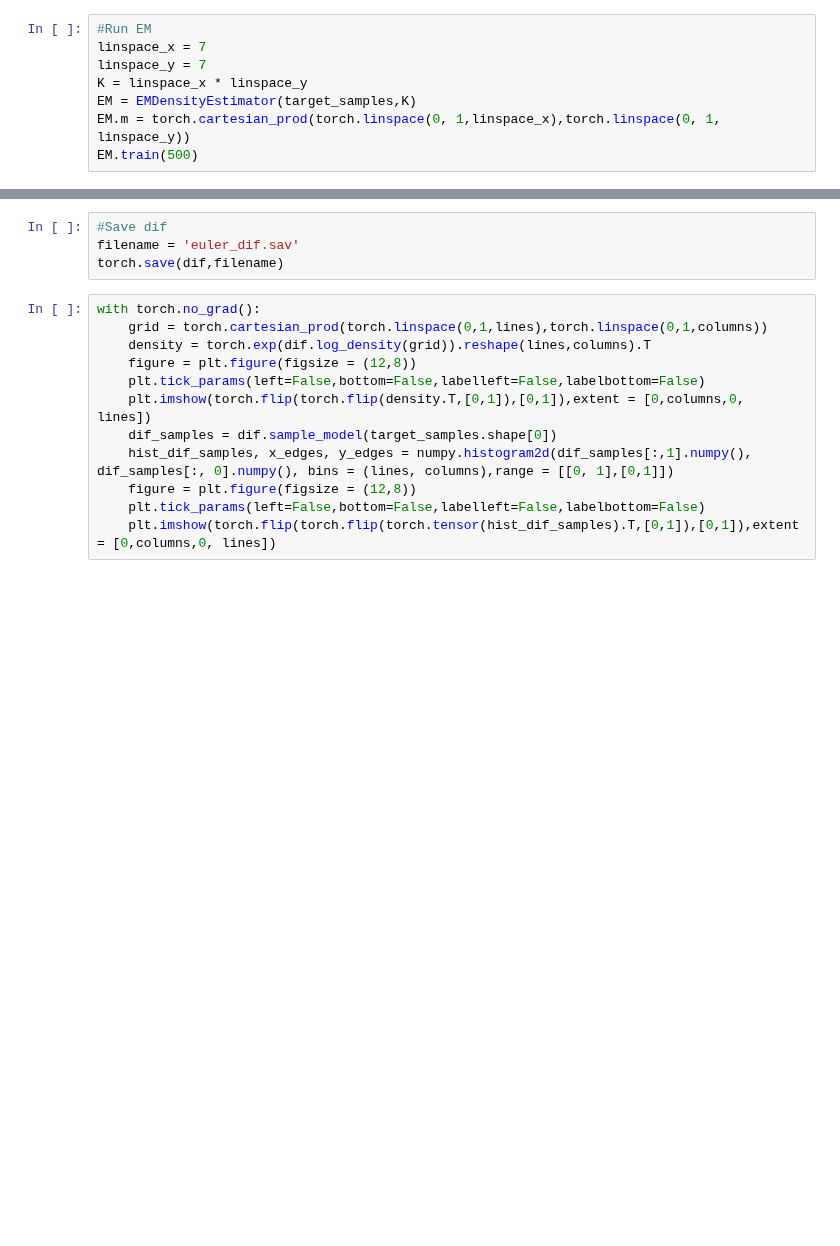
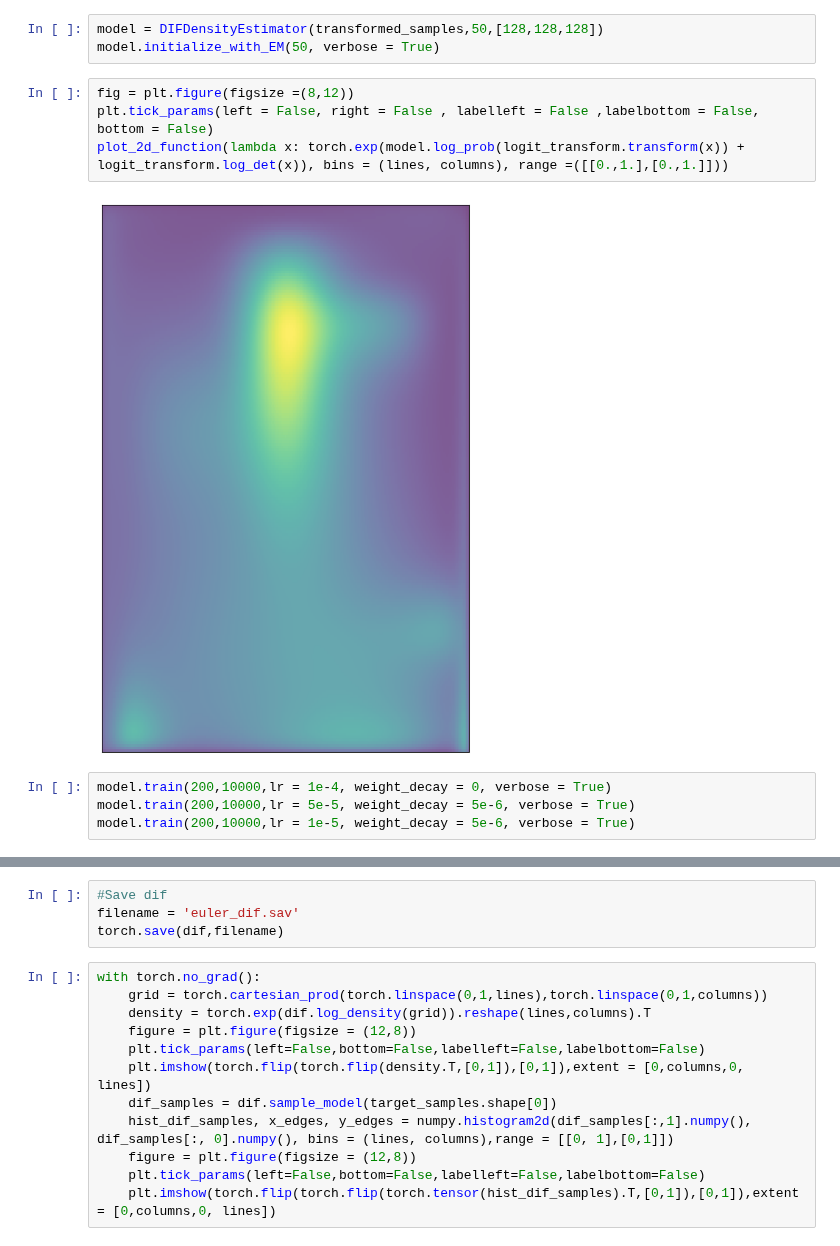
Before and after one commit to ElouanARGOUARCH/experiments, a Jupyter notebook: DIF/Figures/euler/euler.ipynb, the cells around one changed output, grey strips where cells are left out. Drawn from its saved outputs; the diff is of its cells as text; blank space fills up the shorter version.

```diff
--- a/DIF/Figures/euler/euler.ipynb
+++ b/DIF/Figures/euler/euler.ipynb
@@ -55,8 +46,13 @@ tensor(0.2293, dtype=torch.float64)
 # %%
-#Run EM
-linspace_x = 7
-linspace_y = 7
-K = linspace_x * linspace_y
-EM = EMDensityEstimator(target_samples,K)
-EM.m = torch.cartesian_prod(torch.linspace(0, 1,linspace_x),torch.linspace(0, 1, linspace_y))
-EM.train(500)
+model = DIFDensityEstimator(transformed_samples,50,[128,128,128])
+model.initialize_with_EM(50, verbose = True)
+# %%
+fig = plt.figure(figsize =(8,12))
+plt.tick_params(left = False, right = False , labelleft = False ,labelbottom = False, bottom = False)
+plot_2d_function(lambda x: torch.exp(model.log_prob(logit_transform.transform(x)) + logit_transform.log_det(x)), bins = (lines, columns), range =([[0.,1.],[0.,1.]]))
+# %% [output]
+[figure, added]
+# %%
+model.train(200,10000,lr = 1e-4, weight_decay = 0, verbose = True)
+model.train(200,10000,lr = 5e-5, weight_decay = 5e-6, verbose = True)
+model.train(200,10000,lr = 1e-5, weight_decay = 5e-6, verbose = True)
```
Also changed, not shown: parts of 10 cells of this notebook, 34 other files.
